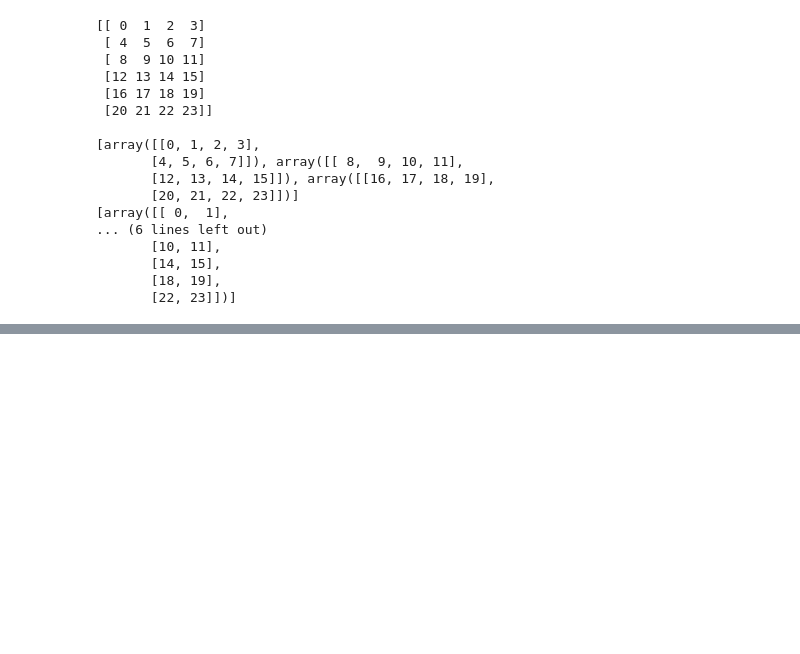
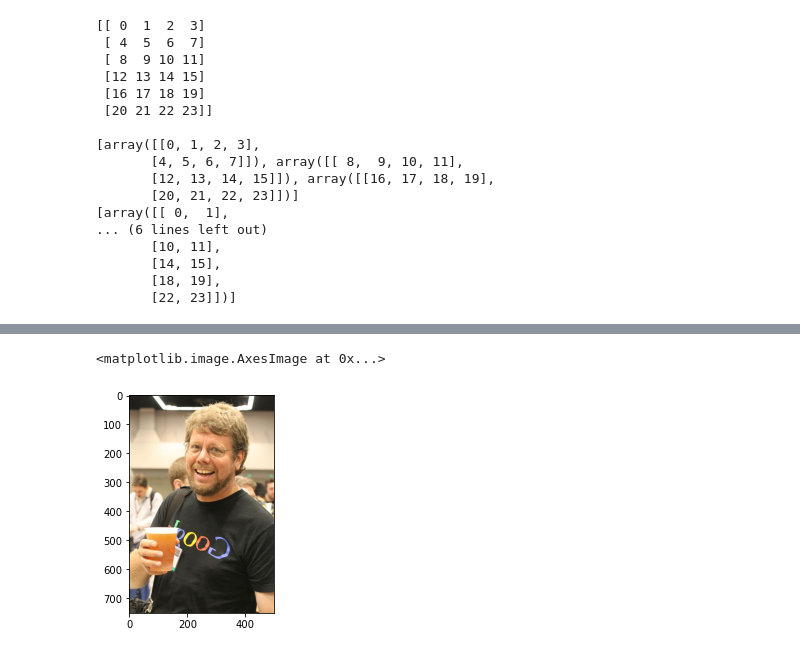
Before and after one commit to betterlmy/LearningPython, a Jupyter notebook: Python数据处理/numpy库.ipynb, the cells around one changed output, grey strips where cells are left out. Saved outputs shown, nothing was run; the diff lists cells and outputs as text; code cells hidden in the pictures; blank space fills up the shorter version.

```diff
--- a/Python数据处理/numpy库.ipynb
+++ b/Python数据处理/numpy库.ipynb
@@ -314,0 +334,5 @@ guido_img = plt.imread('./res/guido.jpg')
+# %%
+plt.imshow(guido_img[:,::-1]) # 水平翻转
+# %% [output]
+<matplotlib.image.AxesImage at 0x...>
+[figure, added]
```
Also changed, not shown: parts of 5 cells of this notebook.
